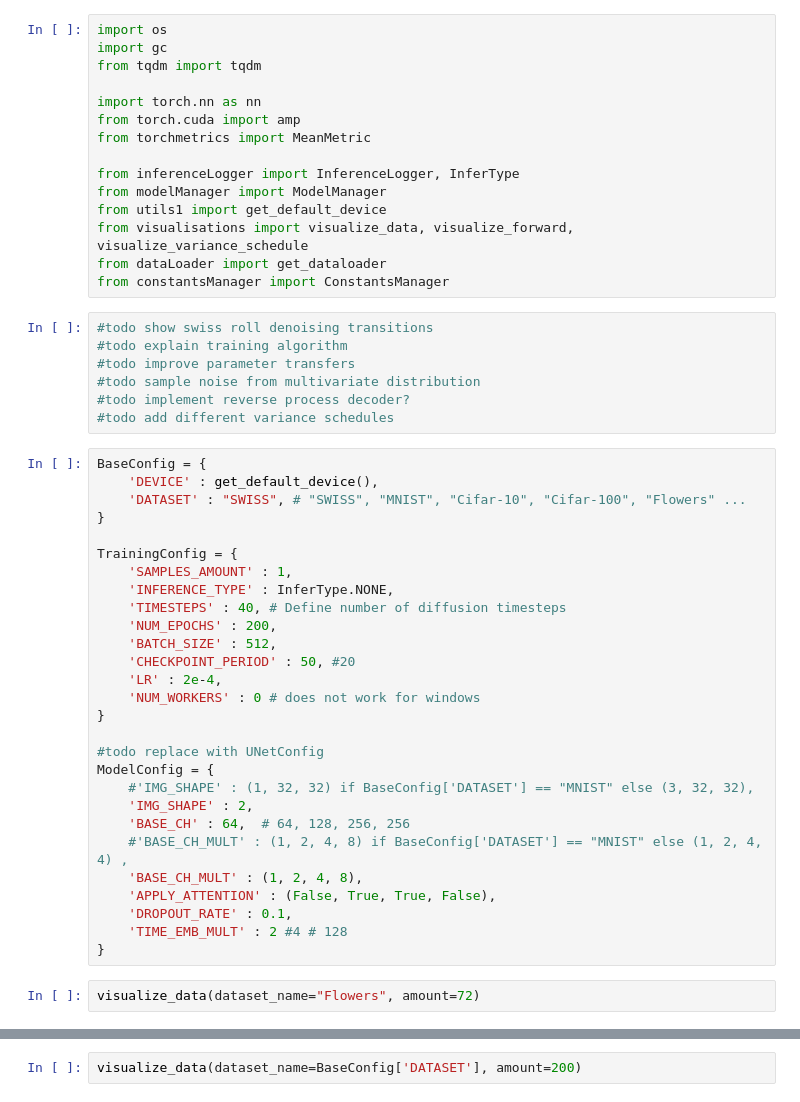
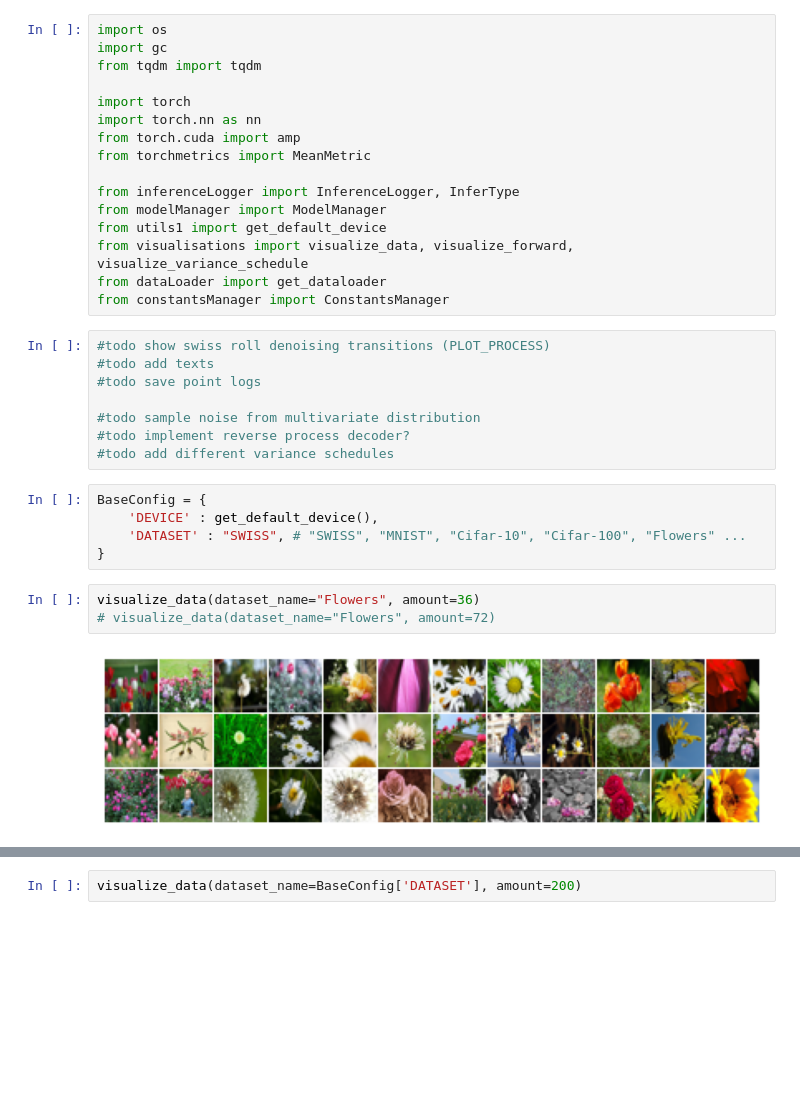
Before and after one commit to Grazvy/Diffusion_Models_demonstration, a Jupyter notebook: DDPM.ipynb, the cells around one changed output, grey strips where cells are left out. Saved outputs shown, nothing was run; the diff lists cells and outputs as text; blank space fills up the shorter version.

Commit message:
cleanup, adding texts and documentation

```diff
--- a/DDPM.ipynb
+++ b/DDPM.ipynb
@@ -3,6 +3,7 @@ import os
 import gc
 from tqdm import tqdm
 
+import torch
 import torch.nn as nn
 from torch.cuda import amp
 from torchmetrics import MeanMetric
@@ -14,9 +15,10 @@ from visualisations import visualize_data, visualize_forward, visualize_variance
 from dataLoader import get_dataloader
 from constantsManager import ConstantsManager
 # %%
-#todo show swiss roll denoising transitions
-#todo explain training algorithm
-#todo improve parameter transfers
+#todo show swiss roll denoising transitions (PLOT_PROCESS)
+#todo add texts
+#todo save point logs
+
 #todo sample noise from multivariate distribution
 #todo implement reverse process decoder?
 #todo add different variance schedules
@@ -25,28 +27,8 @@ BaseConfig = {
     'DEVICE' : get_default_device(),
     'DATASET' : "SWISS", # "SWISS", "MNIST", "Cifar-10", "Cifar-100", "Flowers" ...
 }
-
-TrainingConfig = {
-    'SAMPLES_AMOUNT' : 1,
-    'INFERENCE_TYPE' : InferType.NONE,
-    'TIMESTEPS' : 40, # Define number of diffusion timesteps
-    'NUM_EPOCHS' : 200,
-    'BATCH_SIZE' : 512,
-    'CHECKPOINT_PERIOD' : 50, #20
-    'LR' : 2e-4,
-    'NUM_WORKERS' : 0 # does not work for windows
-}
-
-#todo replace with UNetConfig
-ModelConfig = {
-    #'IMG_SHAPE' : (1, 32, 32) if BaseConfig['DATASET'] == "MNIST" else (3, 32, 32),
-    'IMG_SHAPE' : 2,
-    'BASE_CH' : 64,  # 64, 128, 256, 256
-    #'BASE_CH_MULT' : (1, 2, 4, 8) if BaseConfig['DATASET'] == "MNIST" else (1, 2, 4, 4) ,
-    'BASE_CH_MULT' : (1, 2, 4, 8),
-    'APPLY_ATTENTION' : (False, True, True, False),
-    'DROPOUT_RATE' : 0.1,
-    'TIME_EMB_MULT' : 2 #4 # 128
-}
 # %%
-visualize_data(dataset_name="Flowers", amount=72)
+visualize_data(dataset_name="Flowers", amount=36)
+# visualize_data(dataset_name="Flowers", amount=72)
+# %% [output]
+[figure, added]
```
Also changed, not shown: parts of 20 cells of this notebook, 3 other files.
